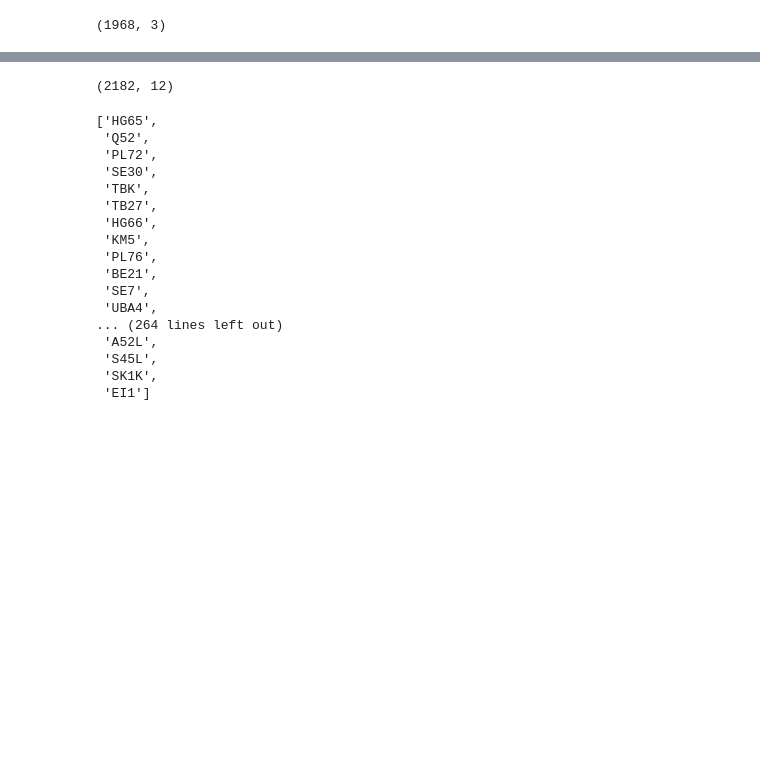
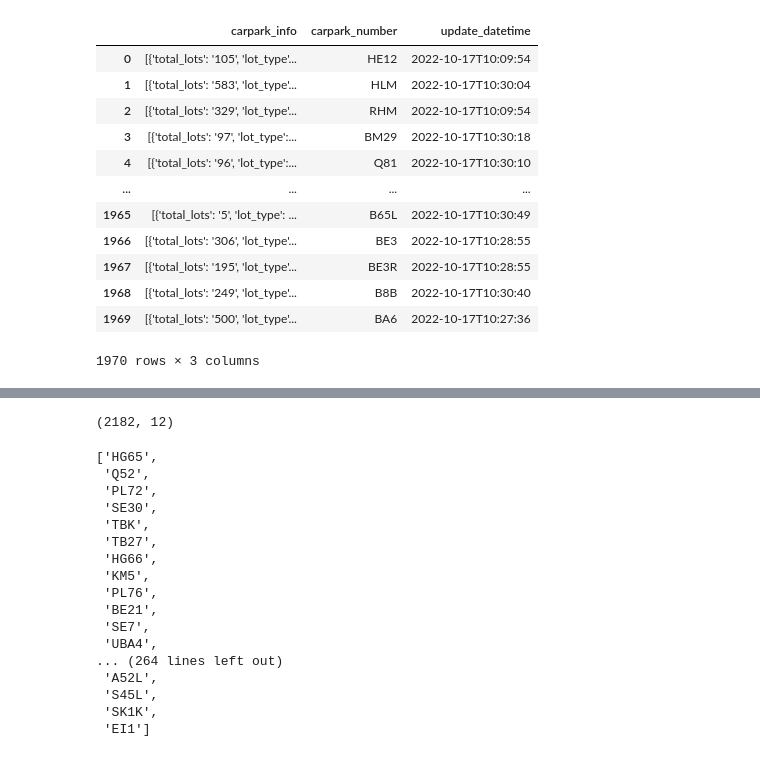
Before and after one commit to justrach/Carpark-Analysis-Project, a Jupyter notebook: test.ipynb, the cells around one changed output, grey strips where cells are left out. Drawn from its saved outputs; the diff is of its cells as text; code cells hidden in the pictures; blank space fills up the shorter version.

```diff
--- a/test.ipynb
+++ b/test.ipynb
@@ -80,5 +97,5 @@ output_date = datetime.datetime.now().strftime("%Y-%m-%dT%H:%M:%SZ")
 # %%
-
+df2 = pd.DataFrame(data['items'][0])
 df = pd.DataFrame(data['items'][0]['carpark_data'])
 carpark_df = df["carpark_info"]
 key_list = []
@@ -139,7 +140,21 @@ print(len(key_list),len(total_lots),len(lot_type_list),len(lot_available_list))
-# %%
-df.shape
-# %% [output]
-(1968, 3)
+# %%
+df2["carpark_data"]
+df = pd.DataFrame(data['items'][0]['carpark_data'])
+df
+# %% [output]
+|  | carpark_info | carpark_number | update_datetime |
+| 0 | [{'total_lots': '105', 'lot_type'... | HE12 | 2022-10-17T10:09:54 |
+| 1 | [{'total_lots': '583', 'lot_type'... | HLM | 2022-10-17T10:30:04 |
+| 2 | [{'total_lots': '329', 'lot_type'... | RHM | 2022-10-17T10:09:54 |
+| 3 | [{'total_lots': '97', 'lot_type':... | BM29 | 2022-10-17T10:30:18 |
+| 4 | [{'total_lots': '96', 'lot_type':... | Q81 | 2022-10-17T10:30:10 |
+| ... | ... | ... | ... |
+| 1965 | [{'total_lots': '5', 'lot_type': ... | B65L | 2022-10-17T10:30:49 |
+| 1966 | [{'total_lots': '306', 'lot_type'... | BE3 | 2022-10-17T10:28:55 |
+| 1967 | [{'total_lots': '195', 'lot_type'... | BE3R | 2022-10-17T10:28:55 |
+| 1968 | [{'total_lots': '249', 'lot_type'... | B8B | 2022-10-17T10:30:40 |
+| 1969 | [{'total_lots': '500', 'lot_type'... | BA6 | 2022-10-17T10:27:36 |
+1970 rows × 3 columns
 # %%
 df["total_lots"] = total_lots
 df["lot_type"] = lot_type_list
```
Also changed, not shown: parts of 11 cells of this notebook, 1 other file.
